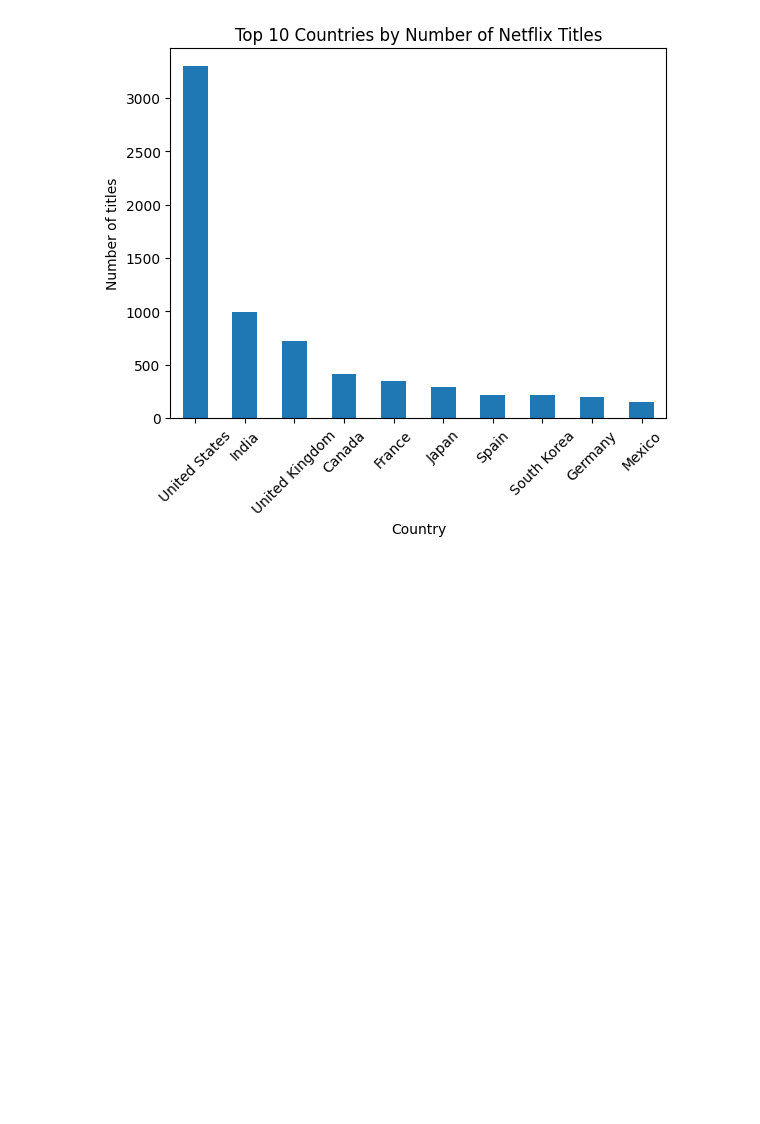
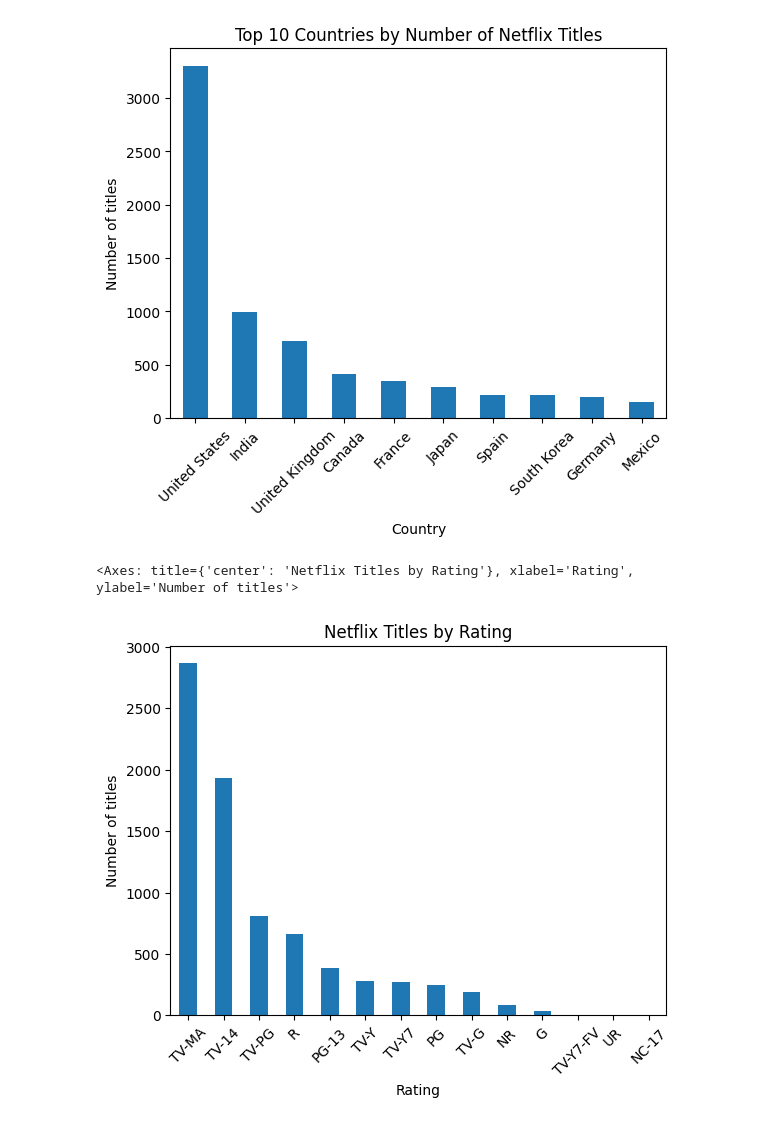
Before and after one commit to ravi7317/Python-Library, a Jupyter notebook: Project/Netflix-Data/netflix.ipynb, the cells around one changed output. Drawn from its saved outputs; the diff is of its cells as text; code cells hidden in the pictures; blank space fills up the shorter version.

```diff
--- a/Project/Netflix-Data/netflix.ipynb
+++ b/Project/Netflix-Data/netflix.ipynb
@@ -462,3 +462,15 @@ country_counts.plot(
 # %% [output]
 <Axes: title={'center': 'Top 10 Countries by Number of Netflix Titles'}, xlabel='Country', ylabel='Number of titles'>
 [figure]
+# %%
+# Number of Netflix titles by rating
+data["Rating"].value_counts().plot(
+    kind="bar",
+    title="Netflix Titles by Rating",
+    xlabel="Rating",
+    ylabel="Number of titles",
+    rot=45
+)
+# %% [output]
+<Axes: title={'center': 'Netflix Titles by Rating'}, xlabel='Rating', ylabel='Number of titles'>
+[figure, added]
```
